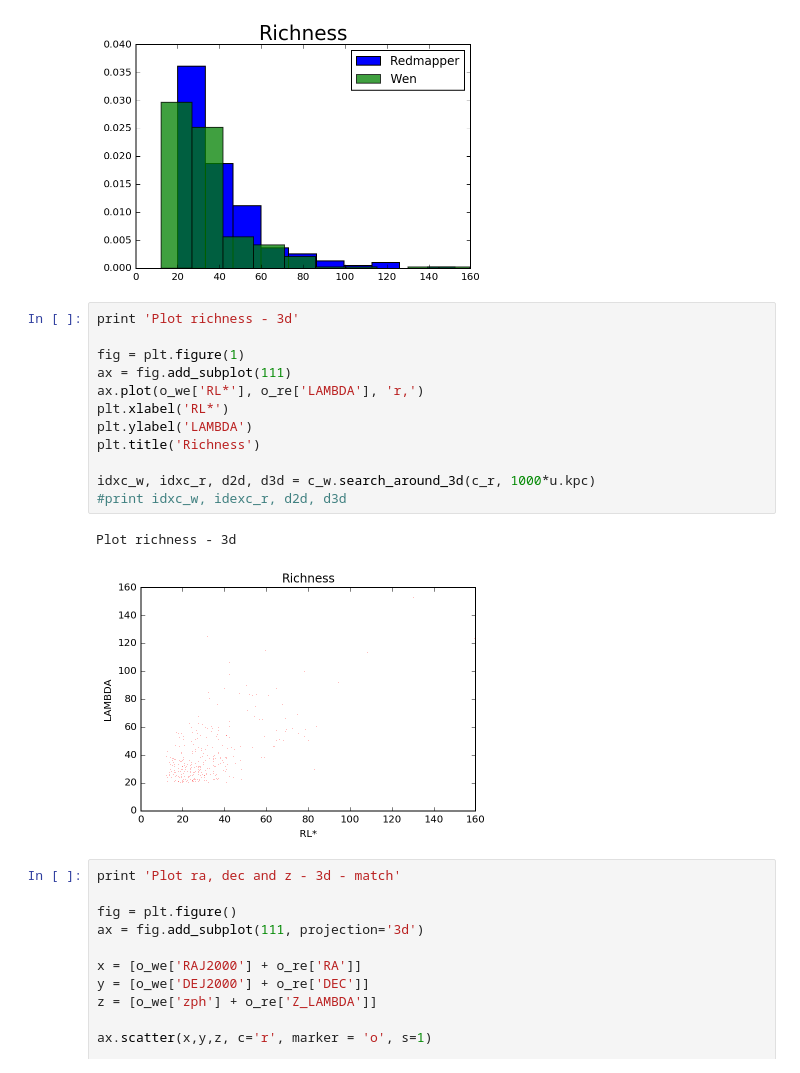
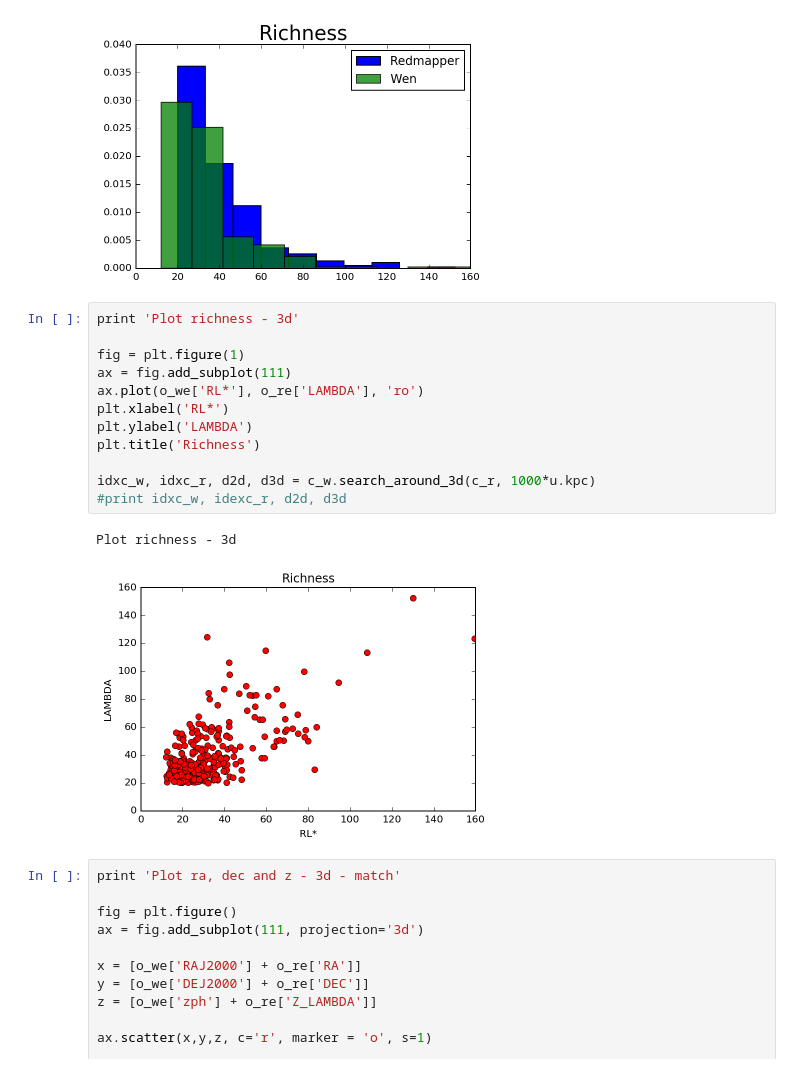
Before and after one commit to clusteron/comparison, a Jupyter notebook: table.ipynb, the cells around one changed output. Cells and saved outputs as stored; diff of their text form.

Commit message:
corrigindo os pontos dos plots

```diff
--- a/table.ipynb
+++ b/table.ipynb
@@ -253,18 +253,18 @@ Histogram richness - 3d
 # %%
 print 'Plot richness - 3d'
 
 fig = plt.figure(1)
 ax = fig.add_subplot(111)
-ax.plot(o_we['RL*'], o_re['LAMBDA'], 'r,')
+ax.plot(o_we['RL*'], o_re['LAMBDA'], 'ro')
 plt.xlabel('RL*')
 plt.ylabel('LAMBDA')
 plt.title('Richness')
 
 idxc_w, idxc_r, d2d, d3d = c_w.search_around_3d(c_r, 1000*u.kpc)
 #print idxc_w, idexc_r, d2d, d3d
 # %% [output]
 Plot richness - 3d
-[figure, old version]
+[figure, new version]
 # %%
 print 'Plot ra, dec and z - 3d - match'
 
```
Also changed, not shown: parts of 1 cell of this notebook.
